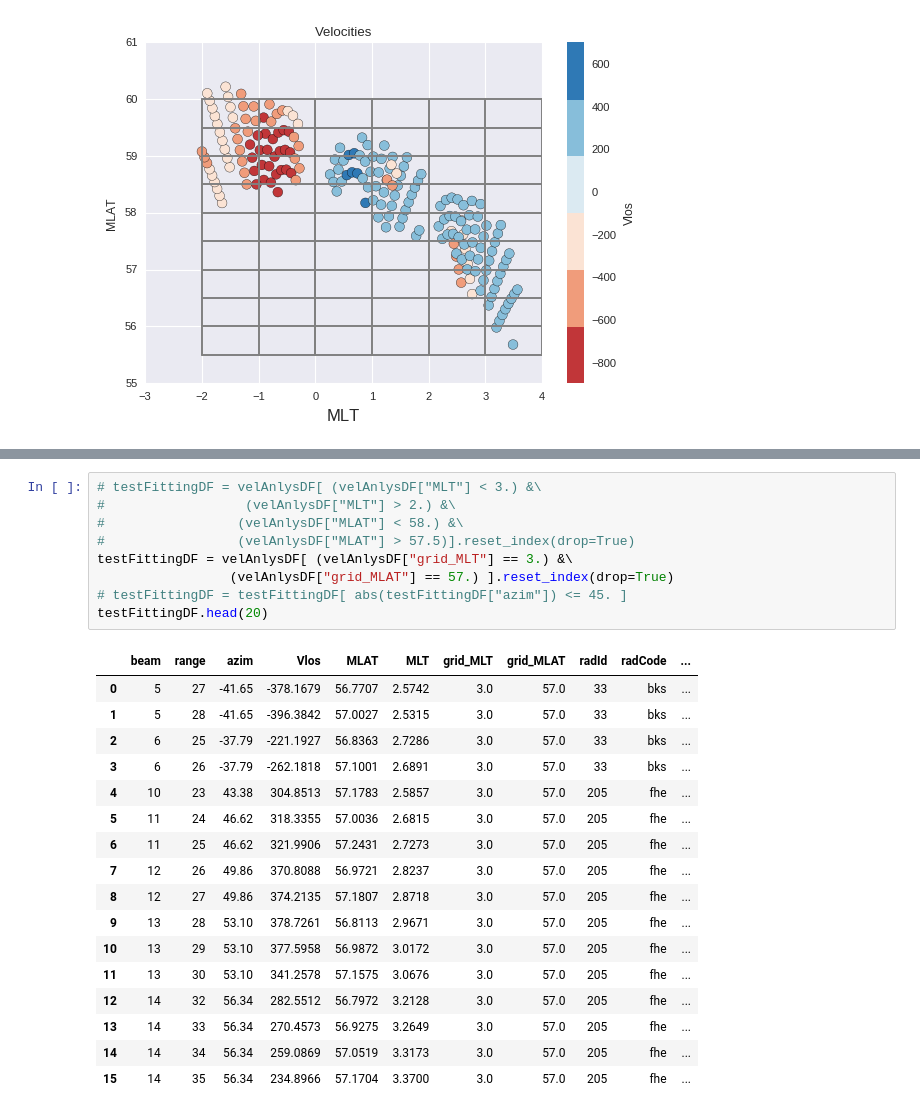
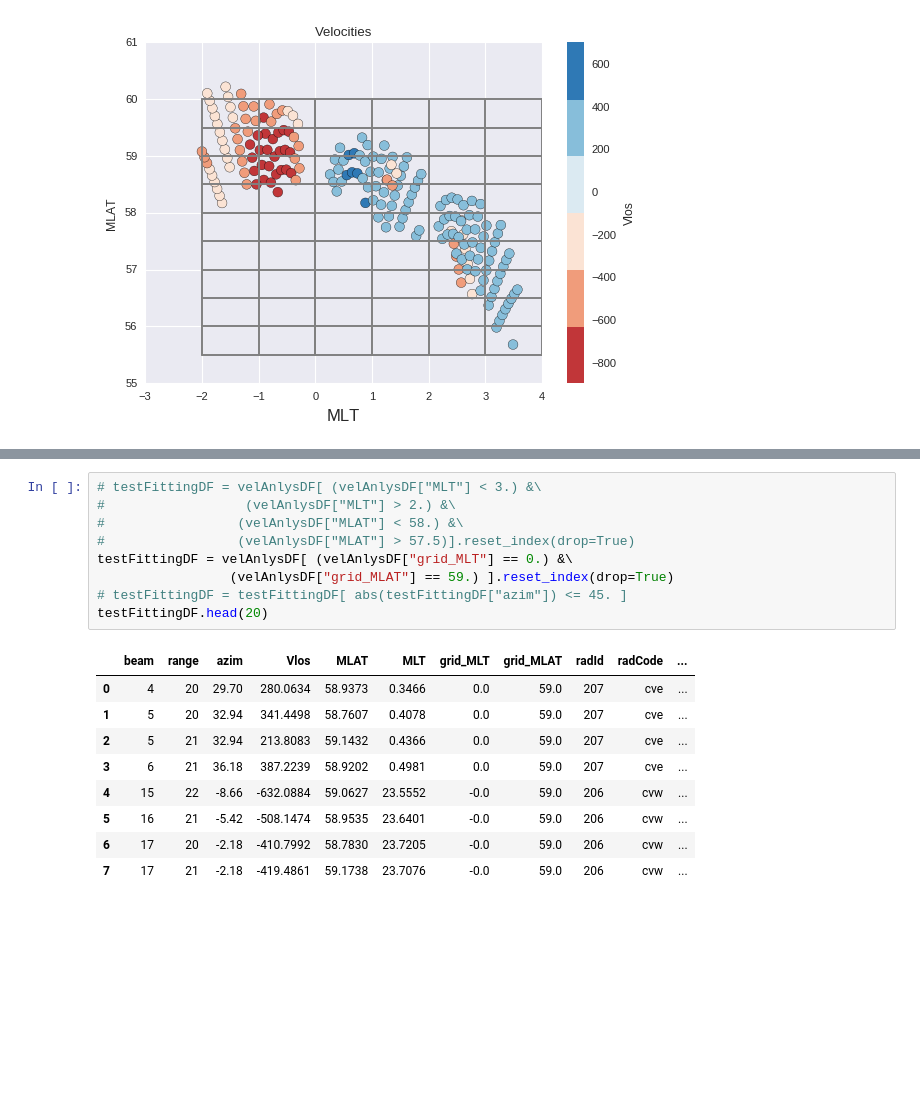
Before and after one commit to bharatreddy/vel-analys, a Jupyter notebook: ipy/saps_vels.ipynb, the cells around one changed output, grey strips where cells are left out. Saved outputs shown, nothing was run; the diff lists cells and outputs as text; blank space fills up the shorter version.

```diff
--- a/ipy/saps_vels.ipynb
+++ b/ipy/saps_vels.ipynb
@@ -370,30 +510,22 @@ ax.get_figure().savefig("../figs/fitVels-grid.pdf",bbox_inches='tight')
 # %%
 # testFittingDF = velAnlysDF[ (velAnlysDF["MLT"] < 3.) &\
 #                  (velAnlysDF["MLT"] > 2.) &\
 #                 (velAnlysDF["MLAT"] < 58.) &\
 #                 (velAnlysDF["MLAT"] > 57.5)].reset_index(drop=True)
-testFittingDF = velAnlysDF[ (velAnlysDF["grid_MLT"] == 3.) &\
-                 (velAnlysDF["grid_MLAT"] == 57.) ].reset_index(drop=True)
+testFittingDF = velAnlysDF[ (velAnlysDF["grid_MLT"] == 0.) &\
+                 (velAnlysDF["grid_MLAT"] == 59.) ].reset_index(drop=True)
 # testFittingDF = testFittingDF[ abs(testFittingDF["azim"]) <= 45. ]
 testFittingDF.head(20)
 # %% [output]
 |  | beam | range | azim | Vlos | MLAT | MLT | grid_MLT | grid_MLAT | radId | radCode | ... |
-| 0 | 5 | 27 | -41.65 | -378.1679 | 56.7707 | 2.5742 | 3.0 | 57.0 | 33 | bks | ... |
-| 1 | 5 | 28 | -41.65 | -396.3842 | 57.0027 | 2.5315 | 3.0 | 57.0 | 33 | bks | ... |
-| 2 | 6 | 25 | -37.79 | -221.1927 | 56.8363 | 2.7286 | 3.0 | 57.0 | 33 | bks | ... |
-| 3 | 6 | 26 | -37.79 | -262.1818 | 57.1001 | 2.6891 | 3.0 | 57.0 | 33 | bks | ... |
-| 4 | 10 | 23 | 43.38 | 304.8513 | 57.1783 | 2.5857 | 3.0 | 57.0 | 205 | fhe | ... |
-| 5 | 11 | 24 | 46.62 | 318.3355 | 57.0036 | 2.6815 | 3.0 | 57.0 | 205 | fhe | ... |
-| 6 | 11 | 25 | 46.62 | 321.9906 | 57.2431 | 2.7273 | 3.0 | 57.0 | 205 | fhe | ... |
-| 7 | 12 | 26 | 49.86 | 370.8088 | 56.9721 | 2.8237 | 3.0 | 57.0 | 205 | fhe | ... |
-| 8 | 12 | 27 | 49.86 | 374.2135 | 57.1807 | 2.8718 | 3.0 | 57.0 | 205 | fhe | ... |
-| 9 | 13 | 28 | 53.10 | 378.7261 | 56.8113 | 2.9671 | 3.0 | 57.0 | 205 | fhe | ... |
-| 10 | 13 | 29 | 53.10 | 377.5958 | 56.9872 | 3.0172 | 3.0 | 57.0 | 205 | fhe | ... |
-| 11 | 13 | 30 | 53.10 | 341.2578 | 57.1575 | 3.0676 | 3.0 | 57.0 | 205 | fhe | ... |
-| 12 | 14 | 32 | 56.34 | 282.5512 | 56.7972 | 3.2128 | 3.0 | 57.0 | 205 | fhe | ... |
-| 13 | 14 | 33 | 56.34 | 270.4573 | 56.9275 | 3.2649 | 3.0 | 57.0 | 205 | fhe | ... |
-| 14 | 14 | 34 | 56.34 | 259.0869 | 57.0519 | 3.3173 | 3.0 | 57.0 | 205 | fhe | ... |
-| 15 | 14 | 35 | 56.34 | 234.8966 | 57.1704 | 3.3700 | 3.0 | 57.0 | 205 | fhe | ... |
+| 0 | 4 | 20 | 29.70 | 280.0634 | 58.9373 | 0.3466 | 0.0 | 59.0 | 207 | cve | ... |
+| 1 | 5 | 20 | 32.94 | 341.4498 | 58.7607 | 0.4078 | 0.0 | 59.0 | 207 | cve | ... |
+| 2 | 5 | 21 | 32.94 | 213.8083 | 59.1432 | 0.4366 | 0.0 | 59.0 | 207 | cve | ... |
+| 3 | 6 | 21 | 36.18 | 387.2239 | 58.9202 | 0.4981 | 0.0 | 59.0 | 207 | cve | ... |
+| 4 | 15 | 22 | -8.66 | -632.0884 | 59.0627 | 23.5552 | -0.0 | 59.0 | 206 | cvw | ... |
+| 5 | 16 | 21 | -5.42 | -508.1474 | 58.9535 | 23.6401 | -0.0 | 59.0 | 206 | cvw | ... |
+| 6 | 17 | 20 | -2.18 | -410.7992 | 58.7830 | 23.7205 | -0.0 | 59.0 | 206 | cvw | ... |
+| 7 | 17 | 21 | -2.18 | -419.4861 | 59.1738 | 23.7076 | -0.0 | 59.0 | 206 | cvw | ... |
 # %%
 #### Fit the data using scipy.optimize ####
 #### Fit the data using scipy.optimize ####
```
Also changed, not shown: parts of 4 cells of this notebook, 3 other files.
